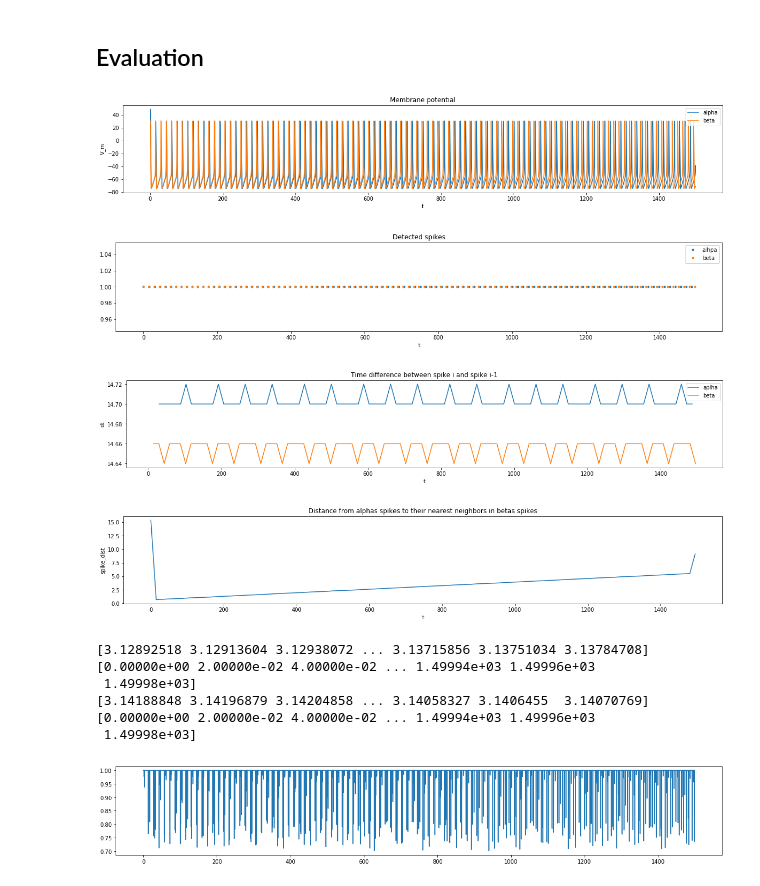
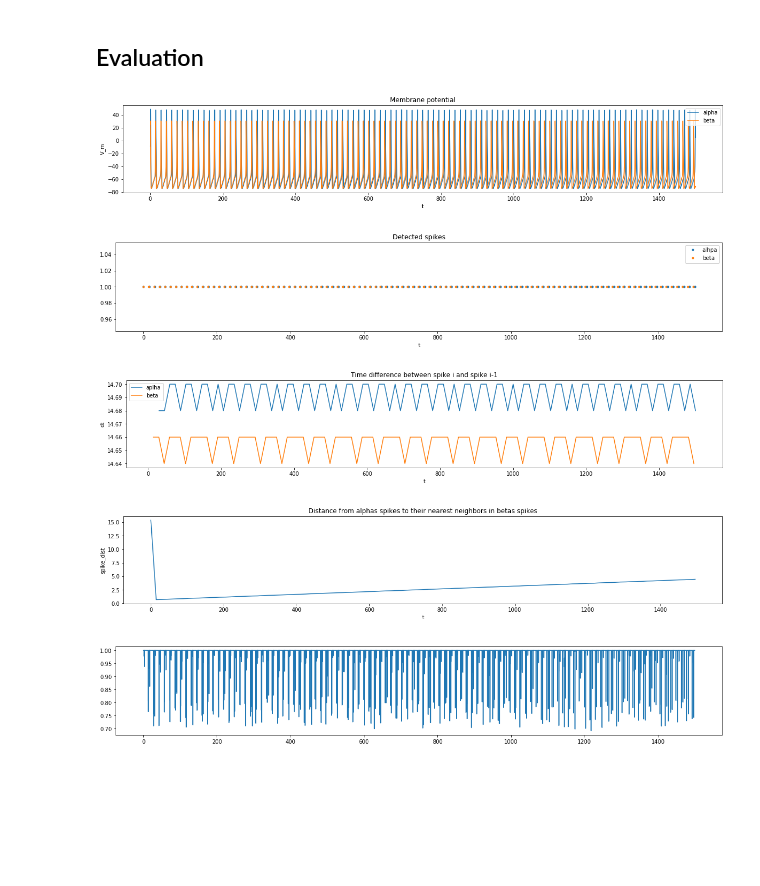
Before and after one commit to ndettmer/neuronal_synchrony_replication, a Jupyter notebook: NoNest.ipynb, the cells around one changed output. Drawn from its saved outputs; the diff is of its cells as text; code cells hidden in the pictures; blank space fills up the shorter version.

```diff
--- a/NoNest.ipynb
+++ b/NoNest.ipynb
@@ -139,14 +139,13 @@ class hh_neuron:
         """S12"""
         if len(self.inc) > 0:
             idx = get_idx(t)
+
             t_spikes = get_spike_times(ts[:idx], self.V[:idx])
+            tau_ls = self.get_input_delays()
+            spike_sums = np.zeros(tau_ls.shape)
 
-            tau_ls = self.get_input_delays()
-            spike_sums = np.empty(tau_ls.shape[0])
-            t_vals = t - tau_ls
-            spike_sums = np.zeros(tau_ls.shape)
             for t_spike in t_spikes:
-                spike_sums += self.alpha(t - t_spike)
+                spike_sums += self.alpha(t - t_spike - tau_ls)
             #for i, tau_l in enumerate(tau_ls):
             #    spike_sums[i] = np.sum(self.alpha(t - t_spikes - tau_l))
 
@@ -310,7 +309,7 @@ simulate(ts)
 ## Evaluation
 # %%
 def p(t, m, n):
-    idx = get_idx(t)
+    """S16"""
     i = np.sqrt(-1 + 0j)
     return .5 * np.abs(np.exp(i * m.get_phase(t)) + np.exp(i * n.get_phase(t)))
 # %%
@@ -335,7 +334,7 @@ plt.title("Detected spikes")
 plt.xlabel("t")
 plt.show()
 
-# phase lenghts
+# phase lengths
 sta = get_spike_times(ts, neurons[0].V)
 pla = []
 for i in range(1, sta.shape[0]):
@@ -346,38 +345,37 @@ plb = []
 for i in range(1, stb.shape[0]):
     plb.append(stb[i] - stb[i-1])
 
 plt.plot(sta[1:], pla)
 plt.plot(stb[1:], plb)
 plt.legend(["aplha", "beta"])
 plt.title("Time difference between spike i and spike i-1")
 plt.xlabel("t")
 plt.ylabel("dt")
 plt.show()
 
 # nearest spike neighbor
 from scipy.spatial import KDTree
 sta = np.reshape(sta, (sta.shape[0], 1))
 stb = np.reshape(stb, (stb.shape[0], 1))
 alpha_tree = KDTree(sta)
 nn_dist, nn_idx = alpha_tree.query(stb, 1)
 plt.plot(stb, nn_dist)
 plt.title("Distance from alphas spikes to their nearest neighbors in betas spikes")
 plt.ylabel("spike_dist")
 plt.xlabel("t")
 plt.show()
 
 # synchrony measure
 ps = []
 ps = p(ts, neurons[0], neurons[1])
 plt.plot(ts, ps)
+plt.title("Synchrony measure p(t)")
+plt.ylabel("p(t)")
+plt.xlabel("t")
 plt.show()
 # %% [output]
-[figure, old version]
+[figure, new version]
 [figure]
-[figure, old version]
+[figure, new version]
-[figure, old version]
+[figure, new version]
-[3.12892518 3.12913604 3.12938072 ... 3.13715856 3.13751034 3.13784708] [0.00000e+00 2.00000e-02 4.00000e-02 ... 1.49994e+03 1.49996e+03
- 1.49998e+03]
-[3.14188848 3.14196879 3.14204858 ... 3.14058327 3.1406455  3.14070769] [0.00000e+00 2.00000e-02 4.00000e-02 ... 1.49994e+03 1.49996e+03
- 1.49998e+03]
-[figure, old version]
+[figure, new version]
```
